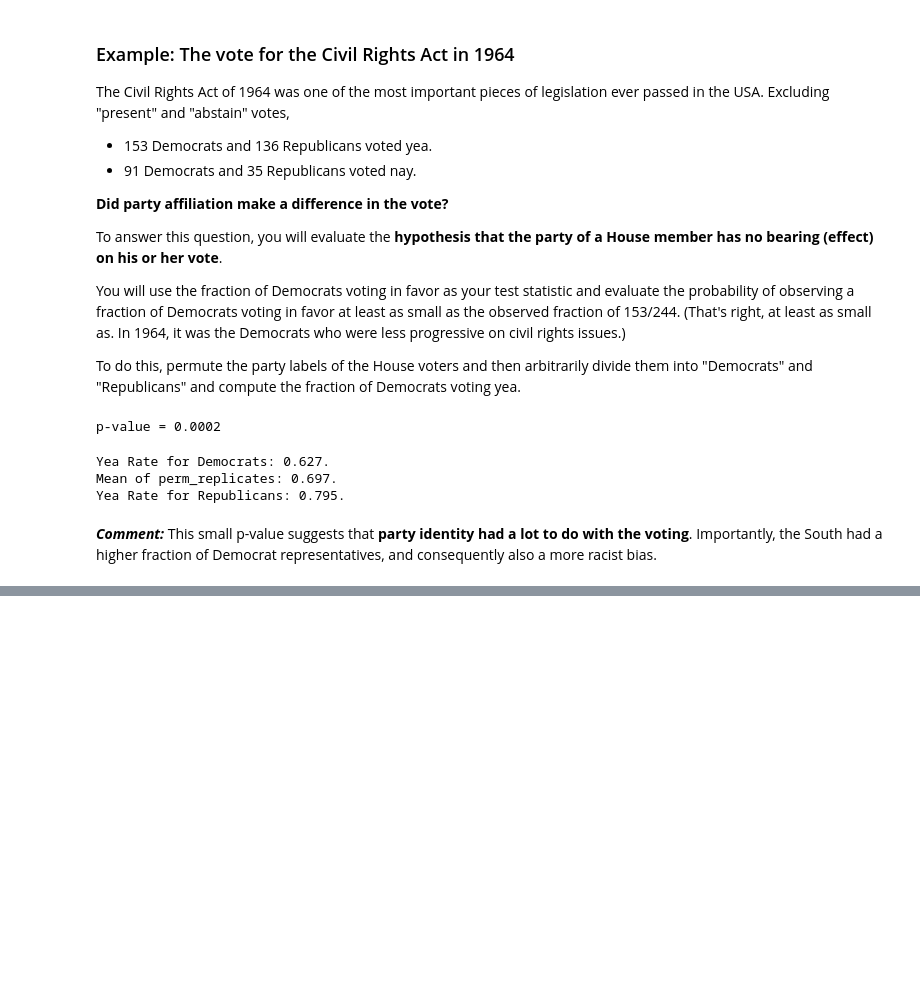
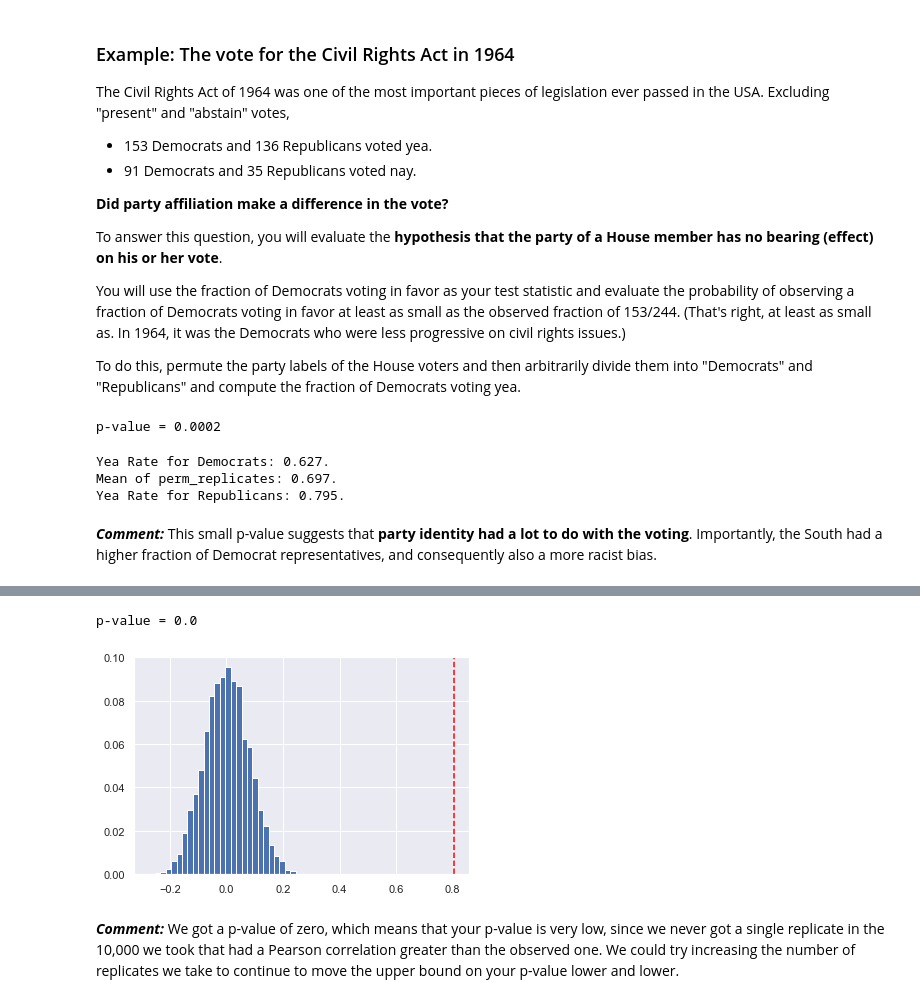
Before and after one commit to Alex-YuZ/Statistics-using-python, a Jupyter notebook: Statistical_Thinking_in_Python_II.ipynb, the cells around one changed output, grey strips where cells are left out. Cells and saved outputs as stored; diff of their text form; code cells hidden in the pictures; blank space fills up the shorter version.

Commit message:
feat: Add hypothesis test on pearson r demo

```diff
--- a/Statistical_Thinking_in_Python_II.ipynb
+++ b/Statistical_Thinking_in_Python_II.ipynb
@@ -776,0 +782,34 @@ ___Comment:___ This small p-value suggests that **party identity had a lot to do
+# %%
+# Compute observed correlation: r_obs
+r_obs = pearson_r(illiteracy, fertility)
+
+# Initialize permutation replicates: perm_replicates
+perm_replicates = np.empty(10000)
+
+# Draw replicates
+for i in range(10000):
+    # Permute illiteracy measurments: illiteracy_permuted
+    perm_illiteracy = np.random.permutation(illiteracy)
+
+    # Compute Pearson correlation
+    perm_replicates[i] = pearson_r(perm_illiteracy, fertility)
+
+# Compute p-value: p
+p_val = np.sum(perm_replicates>=r_obs)/len(perm_replicates)
+
+print('p-value =', p_val)
+
+plt.hist(perm_replicates, bins=30)
+
+new_y_locs = []
+for i in np.linspace(0, 1000, 6):
+    new_y_locs.append("{:.2f}".format(i/10000))
+
+plt.yticks(np.linspace(0, 1000, 6), new_y_locs)
+
+plt.axvline(r_obs, color='red', linestyle='--');
+# %% [output]
+p-value = 0.0
+[figure, added]
+# %% [markdown]
+___Comment:___ We got a p-value of zero, which means that your p-value is very low, since we never got a single replicate in the 10,000 we took that had a Pearson correlation greater than the observed one. We could try increasing the number of replicates we take to continue to move the upper bound on your p-value lower and lower.
```
Also changed, not shown: parts of 3 cells of this notebook.
